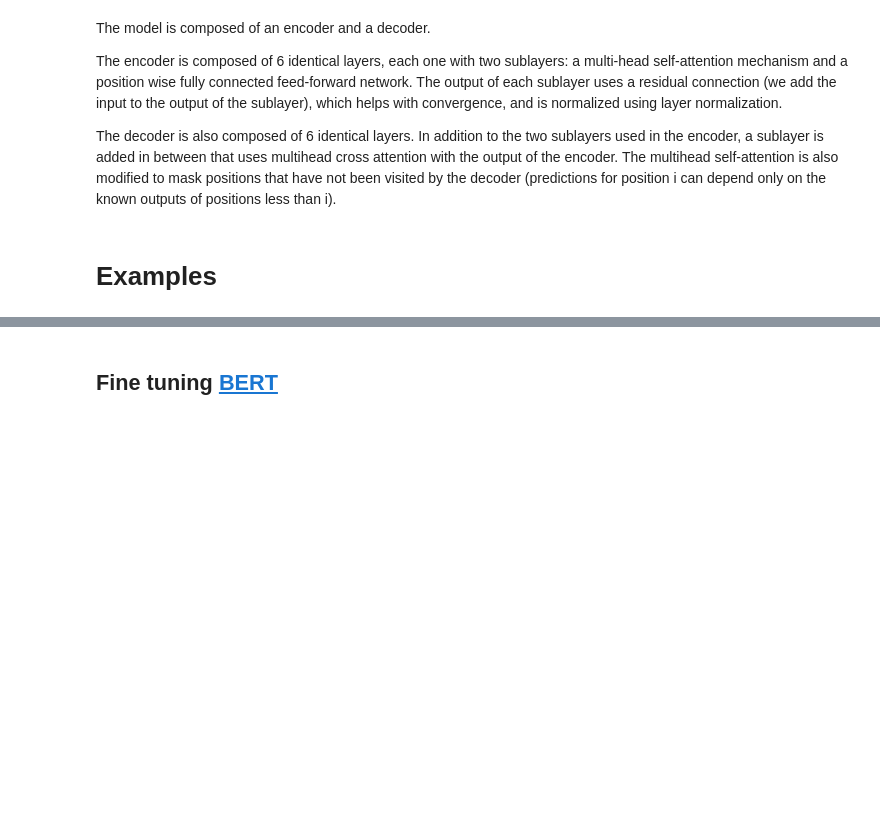
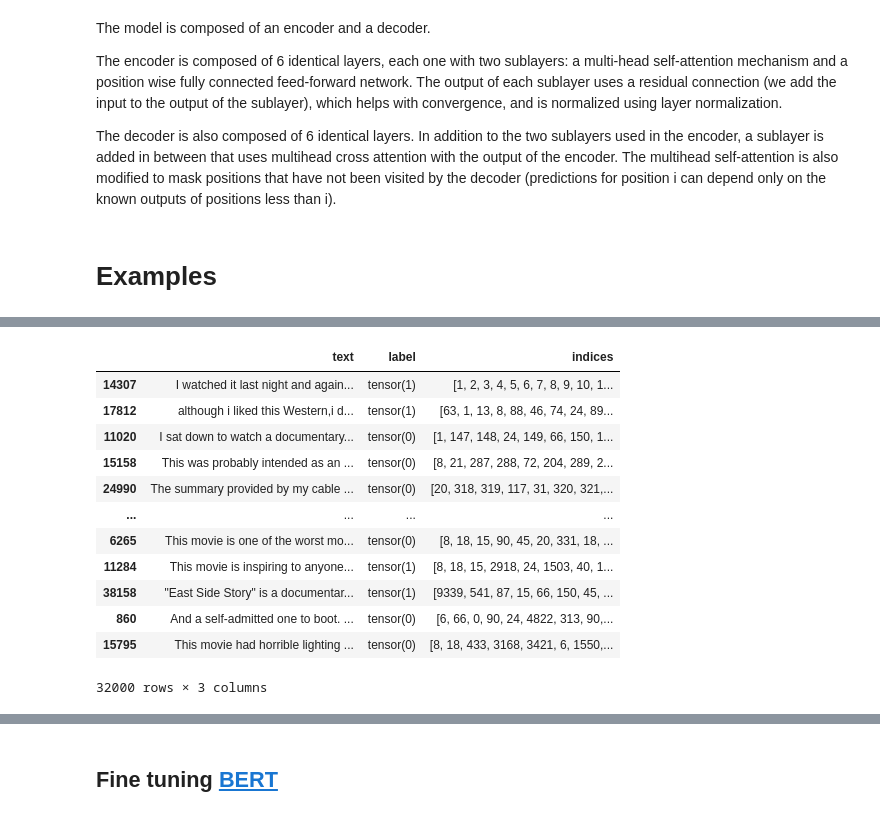
Before and after one commit to fforster/AS4501, a Jupyter notebook: ML_NNs/AS4501_Attention.ipynb, the cells around one changed output, grey strips where cells are left out. Cells and saved outputs as stored; diff of their text form; code cells hidden in the pictures; blank space fills up the shorter version.

```diff
--- a/ML_NNs/AS4501_Attention.ipynb
+++ b/ML_NNs/AS4501_Attention.ipynb
@@ -141,0 +168,48 @@ The decoder is also composed of 6 identical layers. In addition to the two subla
+# %%
+# Split data into training and test sets
+train_df, test_df = train_test_split(df, test_size=0.2, random_state=42)
+# %%
+# Basic text preprocessing and tokenization
+def tokenize(text):
+    text = text.lower()
+    text = re.sub(r'[^a-zA-Z0-9\s]', '', text)
+    return text.split()
+
+# Build vocabulary from the training data
+def build_vocab(texts, min_freq=2):
+    counter = Counter()
+    for text in texts:
+        counter.update(tokenize(text))
+    return {word: idx+1 for idx, (word, count) in enumerate(counter.items()) if count >= min_freq}
+
+vocab = build_vocab(train_df['text'].values)
+vocab_size = len(vocab) + 1  # +1 for padding token
+
+def text_to_indices(text, vocab, max_len=100):
+    tokens = tokenize(text)
+    indices = [vocab.get(token, 0) for token in tokens][:max_len]
+    indices = [min(idx, len(vocab)) for idx in indices]  # Ensure all indices are within vocabulary size
+    indices += [0] * (max_len - len(indices))  # Pad sequences shorter than max_len
+    return indices
+# %%
+# Prepare data with indices for train and test sets
+train_df['indices'] = train_df['text'].apply(lambda x: text_to_indices(x, vocab))
+test_df['indices'] = test_df['text'].apply(lambda x: text_to_indices(x, vocab))
+train_df['label'] = train_df['label'].apply(torch.tensor)
+test_df['label'] = test_df['label'].apply(torch.tensor)
+# %%
+train_df
+# %% [output]
+|  | text | label | indices |
+| 14307 | I watched it last night and again... | tensor(1) | [1, 2, 3, 4, 5, 6, 7, 8, 9, 10, 1... |
+| 17812 | although i liked this Western,i d... | tensor(1) | [63, 1, 13, 8, 88, 46, 74, 24, 89... |
+| 11020 | I sat down to watch a documentary... | tensor(0) | [1, 147, 148, 24, 149, 66, 150, 1... |
+| 15158 | This was probably intended as an ... | tensor(0) | [8, 21, 287, 288, 72, 204, 289, 2... |
+| 24990 | The summary provided by my cable ... | tensor(0) | [20, 318, 319, 117, 31, 320, 321,... |
+| ... | ... | ... | ... |
+| 6265 | This movie is one of the worst mo... | tensor(0) | [8, 18, 15, 90, 45, 20, 331, 18, ... |
+| 11284 | This movie is inspiring to anyone... | tensor(1) | [8, 18, 15, 2918, 24, 1503, 40, 1... |
+| 38158 | "East Side Story" is a documentar... | tensor(1) | [9339, 541, 87, 15, 66, 150, 45, ... |
+| 860 | And a self-admitted one to boot. ... | tensor(0) | [6, 66, 0, 90, 24, 4822, 313, 90,... |
+| 15795 | This movie had horrible lighting ... | tensor(0) | [8, 18, 433, 3168, 3421, 6, 1550,... |
+32000 rows × 3 columns
```
Also changed, not shown: parts of 38 cells of this notebook, 1 other file.
